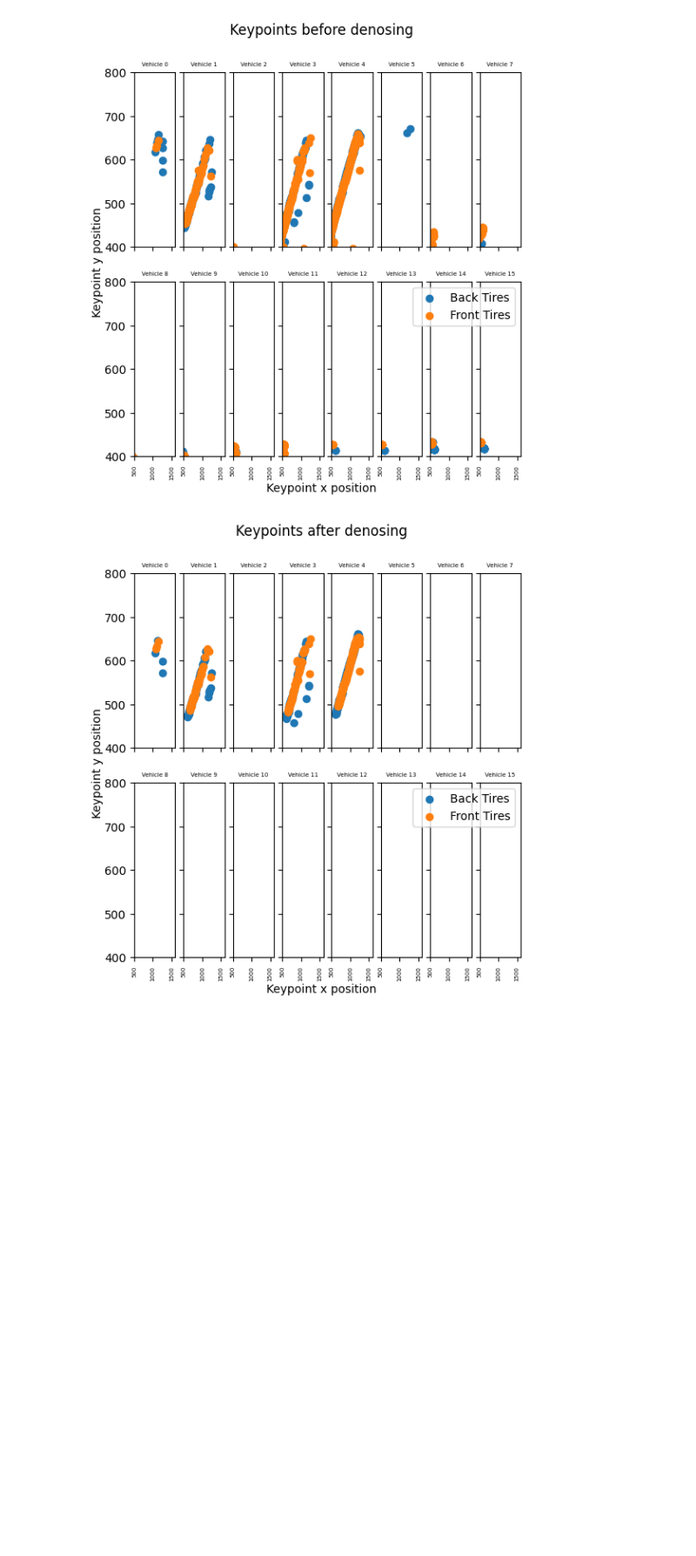
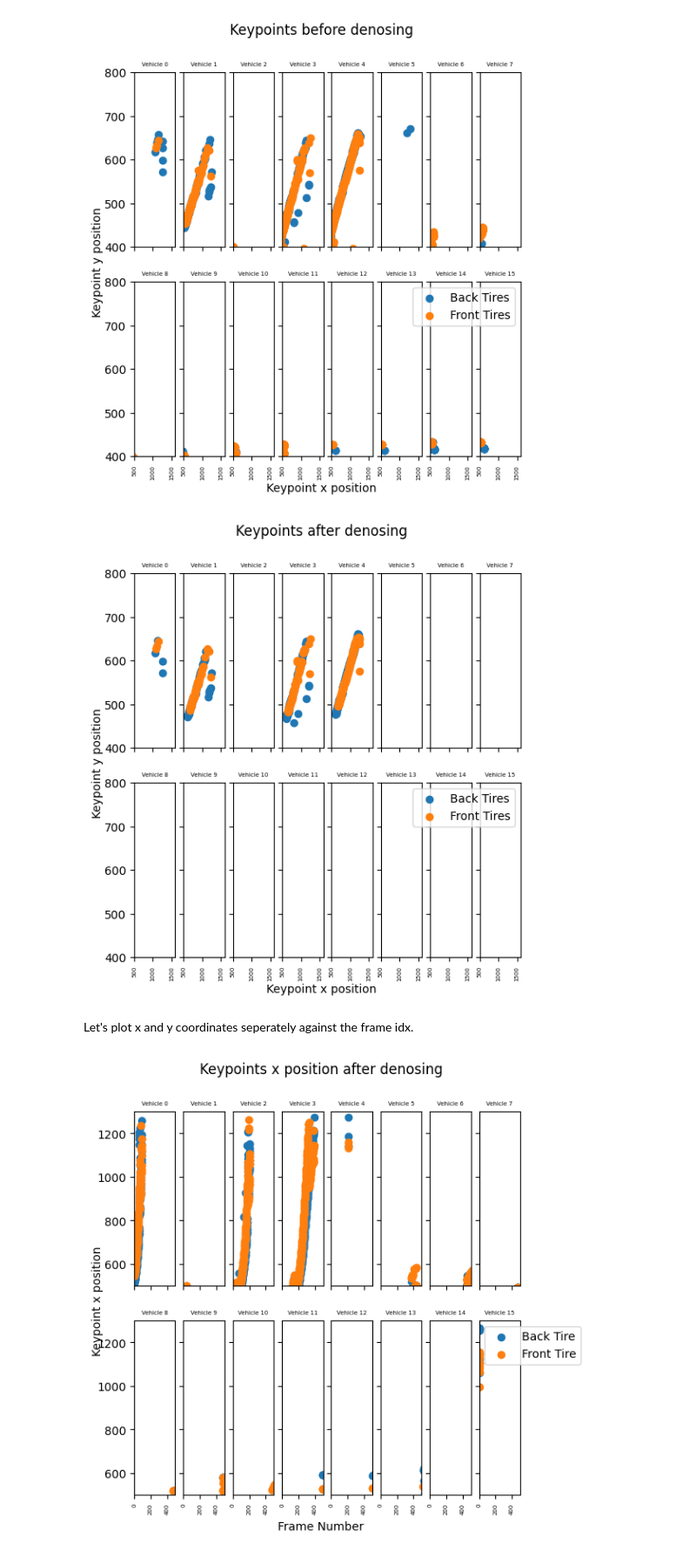
Before and after one commit to sparrowml/Speed-Trap-2022, a Jupyter notebook: disposables/speed_calculations_without_noise.ipynb, the cells around one changed output. Shown at 87% size. Drawn from its saved outputs; the diff is of its cells as text; code cells hidden in the pictures; blank space fills up the shorter version.

Commit message:
EoD: Plotted x,y keypoints against frames

```diff
--- a/disposables/speed_calculations_without_noise.ipynb
+++ b/disposables/speed_calculations_without_noise.ipynb
@@ -162,12 +162,6 @@ def get_objectwise_keypoints(rule0, rule1, rule2):
                     else:
                         back_tire_x = -100
                         back_tire_y = -100
-            #rule #3
-            if back_tire_x !=front_tire_x and front_tire_y != back_tire_y:
-                front_tire_x = -100
-                front_tire_y = -100
-                back_tire_x = -100
-                back_tire_y = -100
 
             # img = cv2.rectangle(frame, (int(x1), int(y1)), (int(x2), int(y2)), (0, 255, 0), thickness=4)
             # img = cv2.circle(img, (int(back_tire_x), int(back_tire_y)), radius=5, color=(0, 0, 255), thickness=-1) #Blue: Backtire
@@ -237,3 +231,38 @@ plt.suptitle("Keypoints after denosing");
 plt.legend();
 # %% [output]
 [figure]
+# %% [markdown]
+Let's plot x and y coordinates seperately against the frame idx.
+# %%
+objectwise_keypoints = get_objectwise_keypoints(False, False, False)
+object_names = list(objectwise_keypoints.keys())
+fig, ax = plt.subplots(nrows=2, ncols=8, sharex=True, sharey=True, figsize=(6, 6))
+fig.text(0.5, 0.04, 'Frame Number', ha='center')
+fig.text(0.04, 0.5, 'Keypoint x position', va='center', rotation='vertical')
+for i, object_name in tqdm(enumerate(object_names)):
+    back_tire_x_list = []
+    back_tire_y_list = []
+    front_tire_x_list = []
+    front_tire_y_list = []
+    for keypoints_per_frame in objectwise_keypoints[object_name]:
+        back_tire_x, back_tire_y, front_tire_x, front_tire_y = keypoints_per_frame
+        back_tire_x_list.append(back_tire_x)
+        back_tire_y_list.append(back_tire_y)
+        front_tire_x_list.append(front_tire_x)
+        front_tire_y_list.append(front_tire_y)
+    start, end = objects_to_predictions_map[i]['segments'][0]
+    frame_sequence = [ i for i in range(start, end)]
+    plt.scatter(frame_sequence, back_tire_x_list, label = 'Back Tire')
+    plt.scatter(frame_sequence, front_tire_x_list, label='Front Tire')
+    plt.subplot(2,8,i + 1)
+    # plt.scatter(back_tire_x_list, back_tire_y_list, label = "Back Tires");
+    # plt.scatter(front_tire_x_list, front_tire_y_list, label = "Front Tires");
+    plt.locator_params(axis='x', nbins=3)
+    plt.xticks(fontsize=5,rotation = 90)
+    plt.xlim([0,500])
+    plt.ylim([500,1300])
+    plt.title(f"Vehicle {i}", fontsize=5)
+plt.suptitle("Keypoints x position after denosing");
+plt.legend();
+# %% [output]
+[figure, added]
```
Also changed, not shown: parts of 1 cell of this notebook, 1 other file.
